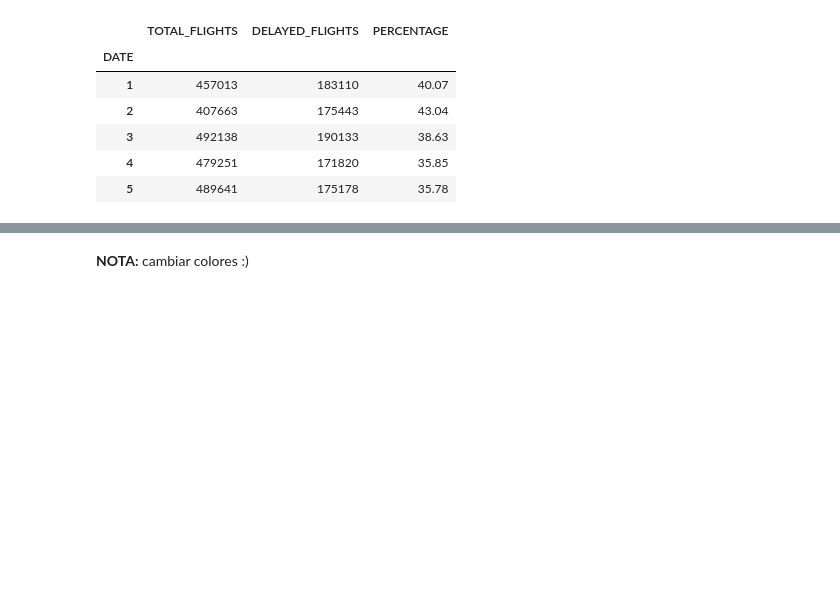
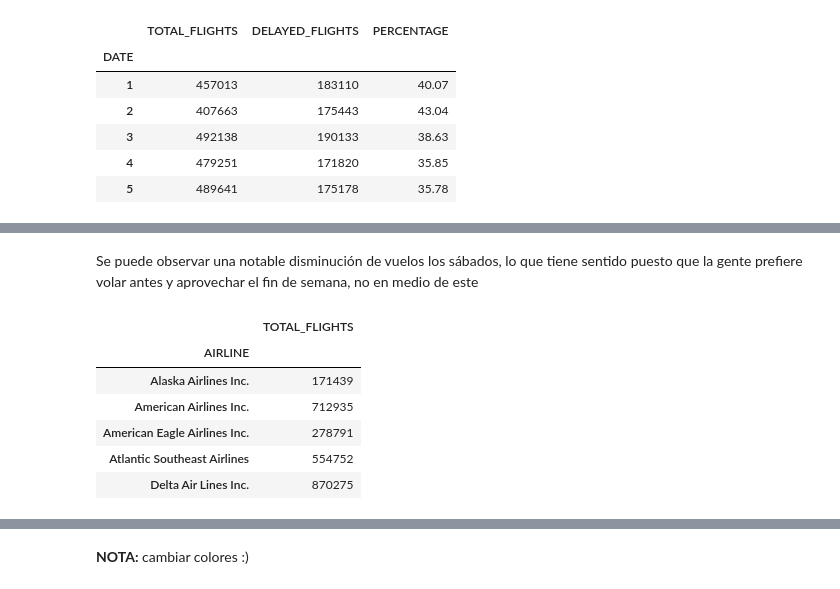
Before and after one commit to inesgfortis/Aircraft_Delays_Analysis, a Jupyter notebook: AnálisisMultas.ipynb, the cells around one changed output, grey strips where cells are left out. Cells and saved outputs as stored; diff of their text form; code cells hidden in the pictures; blank space fills up the shorter version.

```diff
--- a/AnálisisMultas.ipynb
+++ b/AnálisisMultas.ipynb
@@ -135,0 +191,14 @@ fig.show()
+# %% [markdown]
+Se puede observar una notable disminución de vuelos los sábados, lo que tiene sentido puesto que la gente prefiere volar antes y aprovechar el fin de semana, no en medio de este
+# %%
+di = pd.DataFrame(df.groupby(df['AIRLINE'])["FLIGHT_NUMBER"].count())
+di = di.rename(columns={"FLIGHT_NUMBER":"TOTAL_FLIGHTS"})
+di.head()
+# %% [output]
+|  | TOTAL_FLIGHTS |
+| AIRLINE |  |
+| Alaska Airlines Inc. | 171439 |
+| American Airlines Inc. | 712935 |
+| American Eagle Airlines Inc. | 278791 |
+| Atlantic Southeast Airlines | 554752 |
+| Delta Air Lines Inc. | 870275 |
```
Also changed, not shown: parts of 10 cells of this notebook.
